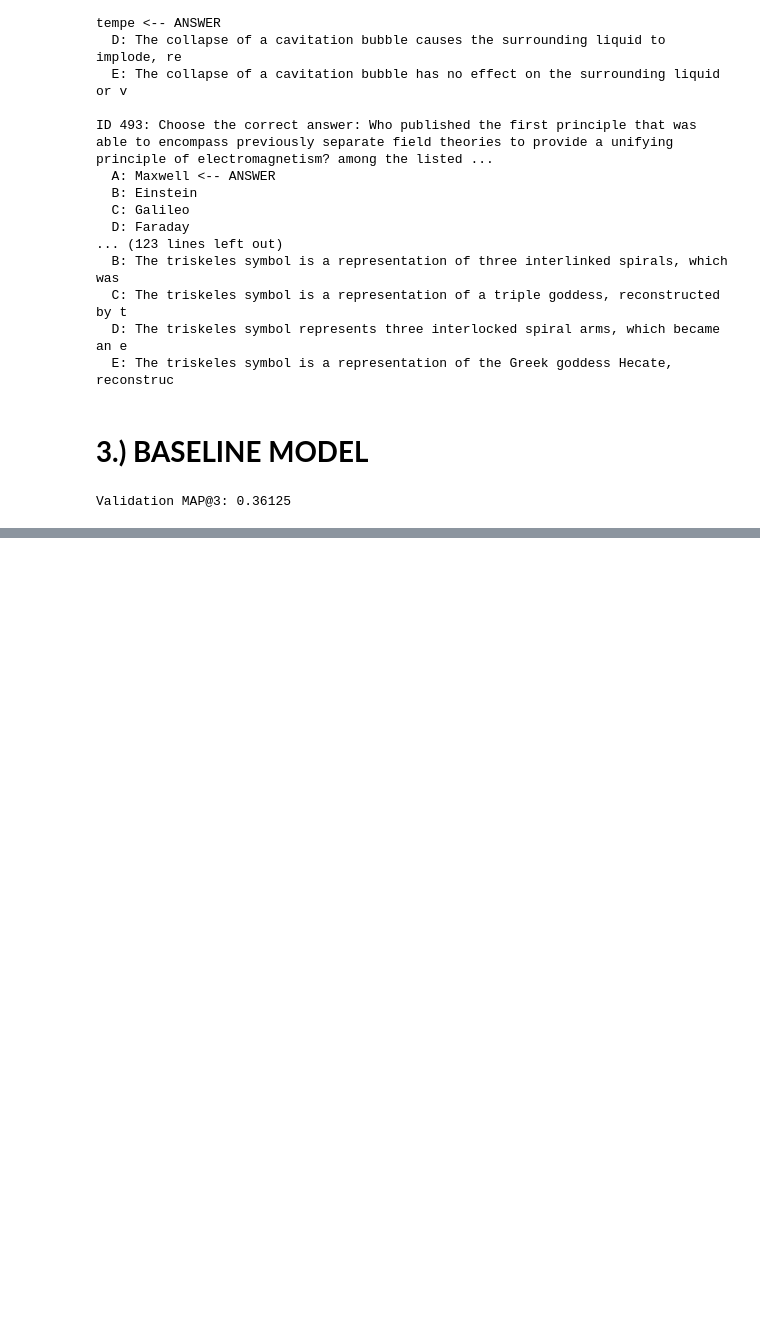
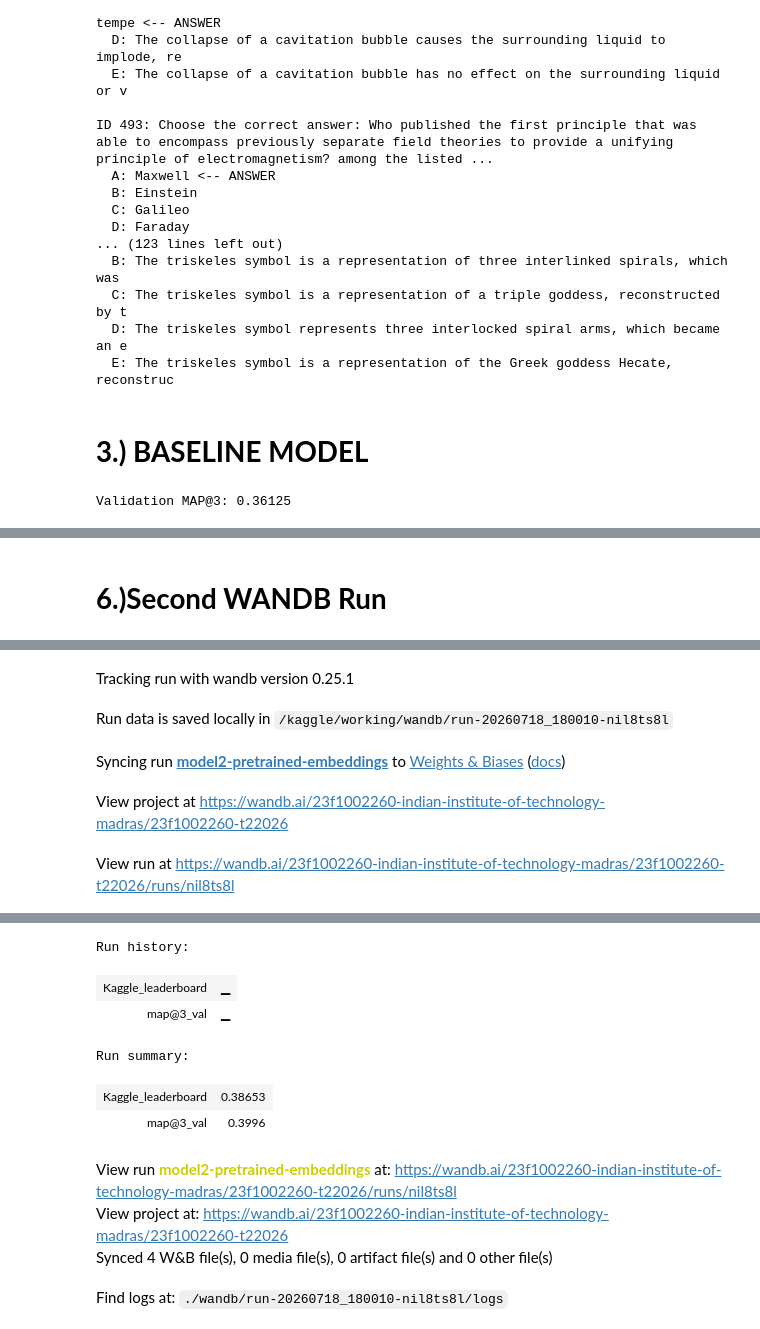
Before and after one commit to Atharv210203/smart-mcq-solver, a Jupyter notebook: 23f1002260-notebook-t12026.ipynb, the cells around one changed output, grey strips where cells are left out. Saved outputs shown, nothing was run; the diff lists cells and outputs as text; code cells hidden in the pictures; blank space fills up the shorter version.

Commit message:
Kaggle Notebook | DL-23f1002260-notebook-t22026 | Version 10

```diff
--- a/23f1002260-notebook-t12026.ipynb
+++ b/23f1002260-notebook-t12026.ipynb
@@ -393,0 +435,12 @@ wandb: Find logs at: ./wandb/run-20260717_182400-l6fhf7a3/logs
+# %% [markdown]
+# **6.)Second WANDB Run**
+# %%
+ import wandb
+ wandb.login(key="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")
+
+
+run = wandb.init(entity="23f1002260-indian-institute-of-technology-madras",
+                  project="23f1002260-t22026", name="model2-pretrained-embeddings")
+run.log({"map@3_val": 0.3996, "Kaggle_leaderboard": 0.38653})
+run.finish()
+# %% [output]
@@ -393,0 +452,5 @@ wandb: Find logs at: ./wandb/run-20260717_182400-l6fhf7a3/logs
+Tracking run with wandb version 0.25.1
+Run data is saved locally in /kaggle/working/wandb/run-20260718_180010-nil8ts8l
+Syncing run model2-pretrained-embeddings to Weights & Biases (docs)
+View project at https://wandb.ai/23f1002260-indian-institute-of-technology-madras/23f1002260-t22026
+View run at https://wandb.ai/23f1002260-indian-institute-of-technology-madras/23f1002260-t22026/runs/nil8ts8l
@@ -393,0 +458,10 @@ wandb: Find logs at: ./wandb/run-20260717_182400-l6fhf7a3/logs
+Run history:
+| Kaggle_leaderboard | ▁ |
+| map@3_val | ▁ |
+Run summary:
+| Kaggle_leaderboard | 0.38653 |
+| map@3_val | 0.3996 |
+View run model2-pretrained-embeddings at: https://wandb.ai/23f1002260-indian-institute-of-technology-madras/23f1002260-t22026/runs/nil8ts8l
+View project at: https://wandb.ai/23f1002260-indian-institute-of-technology-madras/23f1002260-t22026
+Synced 4 W&B file(s), 0 media file(s), 0 artifact file(s) and 0 other file(s)
+Find logs at: ./wandb/run-20260718_180010-nil8ts8l/logs
```
Also changed, not shown: parts of 11 cells of this notebook.
